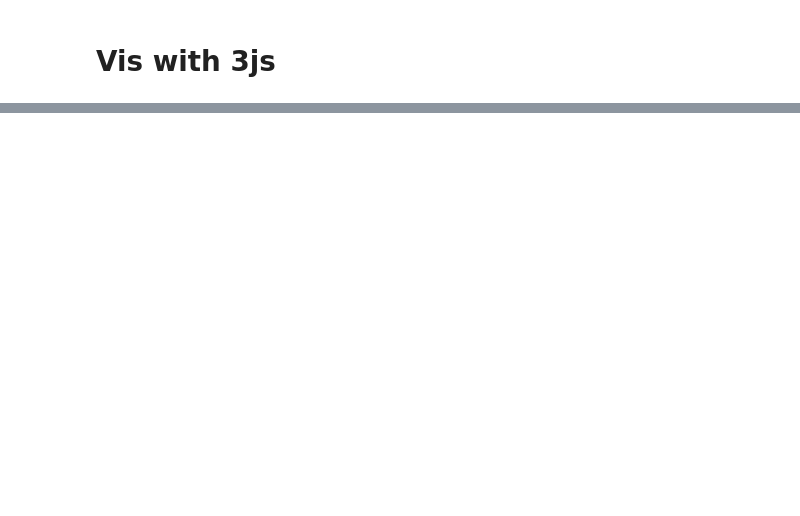
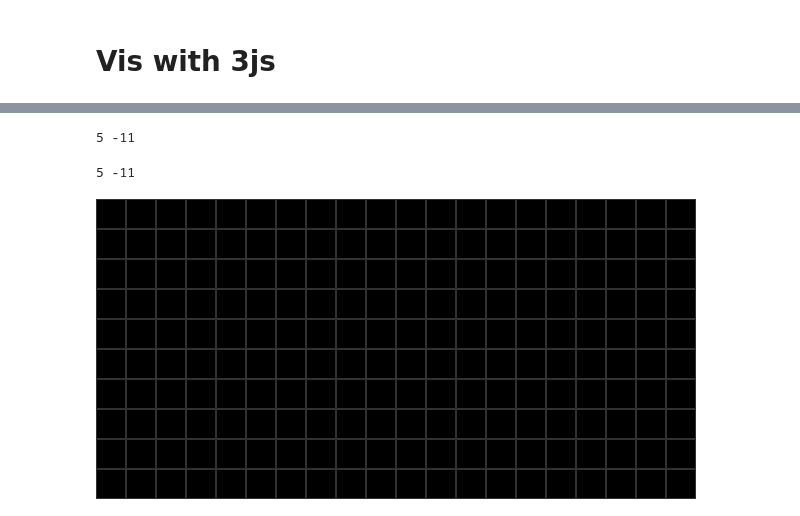
Before and after one commit to TheoLvs/westworld, a Jupyter notebook: dev/20200608 - Cataine dev.ipynb, the cells around one changed output, grey strips where cells are left out. Drawn from its saved outputs; the diff is of its cells as text; code cells hidden in the pictures; blank space fills up the shorter version.

```diff
--- a/dev/20200608 - Cataine dev.ipynb
+++ b/dev/20200608 - Cataine dev.ipynb
@@ -33,2 +31,18 @@ Hello from the pygame community. https://www.pygame.org/contribute.html
 # %% [markdown]
 # Vis with 3js
+# %%
+
+class Player(BaseAgent):
+    def step(self):
+        self.wander()
+
+
+
+spawner1 = lambda x,y : Player(x,y,color = RED)
+spawner2 = lambda x,y : Player(x,y,color = BLUE)
+
+agent = spawner1(5,20)
+
+env = GridEnvironment(width = 20,height = 10,cell_size=30,show_grid = True,objects = [agent,layer])
+# env.spawn(spawner1,2)
+# env.spawn(spawner2,2)
@@ -34,0 +57,24 @@ Hello from the pygame community. https://www.pygame.org/contribute.html
+# %%
+
+class Player(BaseAgent):
+    def step(self):
+        self.wander()
+
+
+
+spawner1 = lambda x,y : Player(x,y,color = RED)
+spawner2 = lambda x,y : Player(x,y,color = BLUE)
+
+agent = spawner1(5,20)
+
+env = GridEnvironment(width = 20,height = 10,cell_size=30,show_grid = True,objects = [agent])
+# env.spawn(spawner1,2)
+# env.spawn(spawner2,2)
+# %% [output]
+5 -11
+# %%
+env.render()
+env.get_img()
+# %% [output]
+5 -11
+[figure, added]
```
Also changed, not shown: parts of 7 cells of this notebook, 14 other files.
